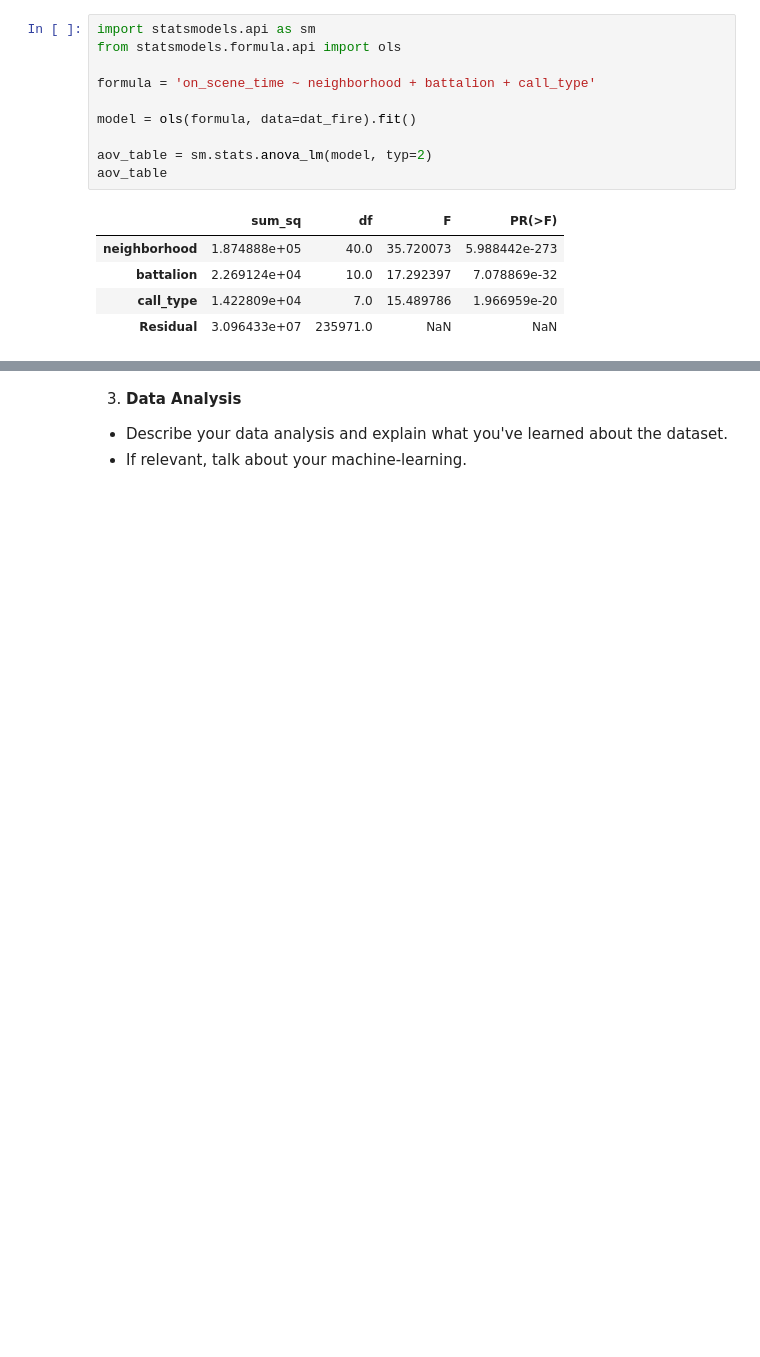
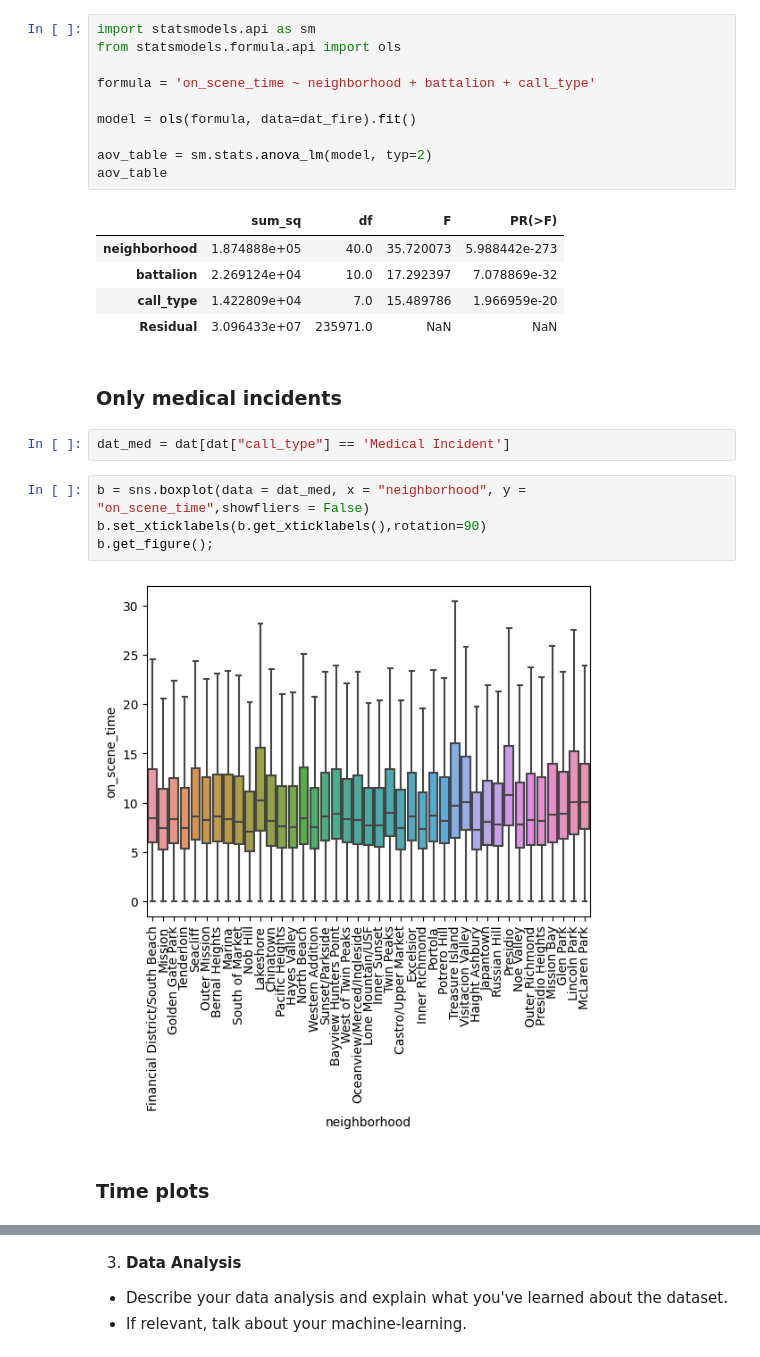
Before and after one commit to signyk/socialdataanalysis, a Jupyter notebook: finalProject.ipynb, the cells around one changed output, grey strips where cells are left out. Saved outputs shown, nothing was run; the diff lists cells and outputs as text; blank space fills up the shorter version.

```diff
--- a/finalProject.ipynb
+++ b/finalProject.ipynb
@@ -114,3 +119,15 @@ aov_table
 | battalion | 2.269124e+04 | 10.0 | 17.292397 | 7.078869e-32 |
 | call_type | 1.422809e+04 | 7.0 | 15.489786 | 1.966959e-20 |
 | Residual | 3.096433e+07 | 235971.0 | NaN | NaN |
+# %% [markdown]
+### Only medical incidents
+# %%
+dat_med = dat[dat["call_type"] == 'Medical Incident']
+# %%
+b = sns.boxplot(data = dat_med, x = "neighborhood", y = "on_scene_time",showfliers = False)
+b.set_xticklabels(b.get_xticklabels(),rotation=90)
+b.get_figure();
+# %% [output]
+[figure, added]
+# %% [markdown]
+### Time plots
```
Also changed, not shown: parts of 8 cells of this notebook.
